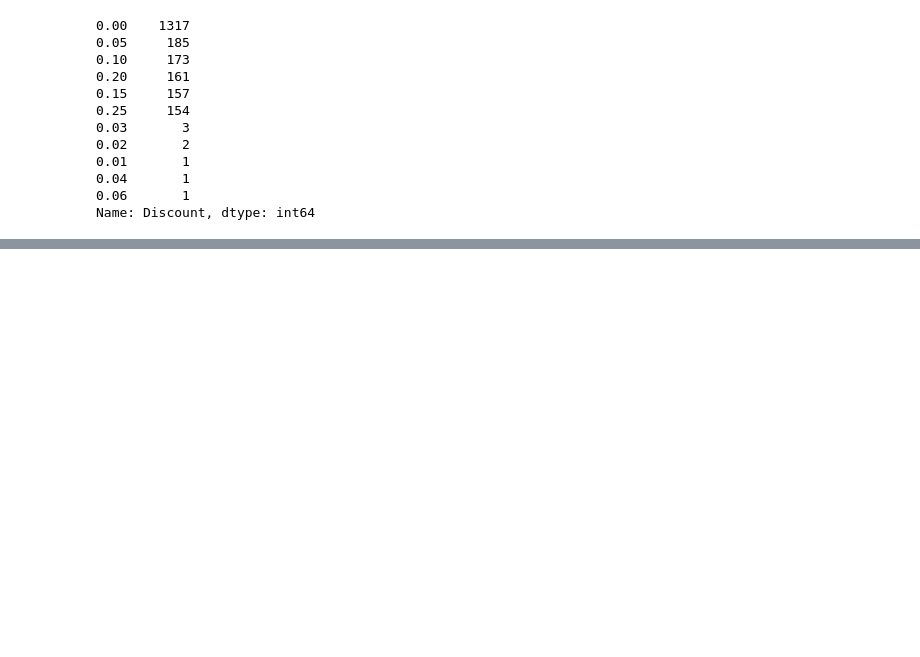
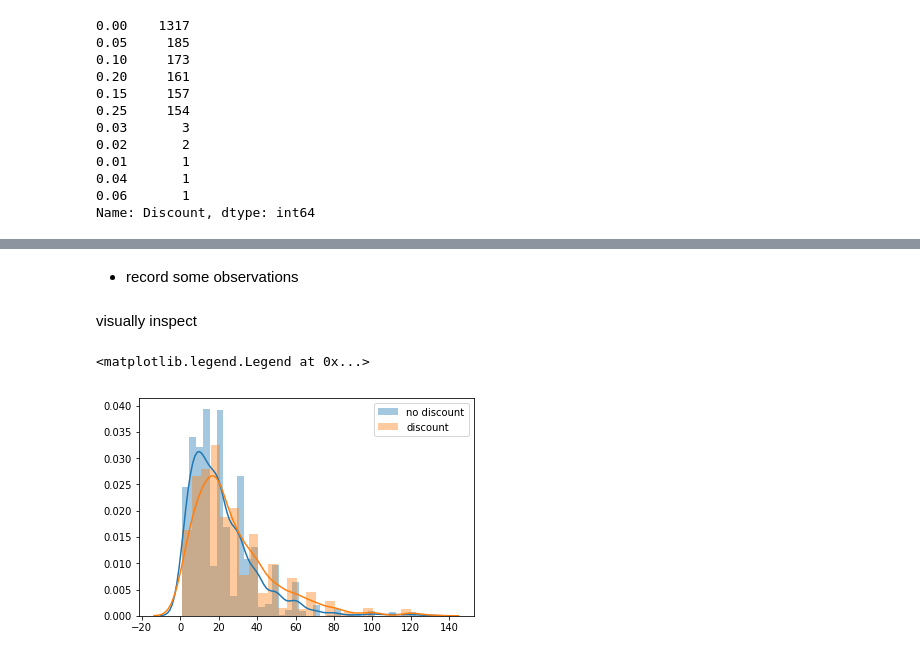
Before and after one commit to rab175/dsc-mod-3-project-online-ds-pt-071519, a Jupyter notebook: Mod3_Project.ipynb, the cells around one changed output, grey strips where cells are left out. Cells and saved outputs as stored; diff of their text form; code cells hidden in the pictures; blank space fills up the shorter version.

```diff
--- a/Mod3_Project.ipynb
+++ b/Mod3_Project.ipynb
@@ -38,0 +17,2 @@ df.describe()
+# %%
+df = get_table(table='OrderDetail')
@@ -151,0 +120,3 @@ memory usage: 101.1+ KB
+# %%
+no_d = np.array(df[df['Discount'] == 0.0]['Quantity'])
+d = np.array(df[df['Discount'] != 0.0]['Quantity'])
@@ -151,0 +129,11 @@ memory usage: 101.1+ KB
+# %% [markdown]
+* record some observations
+# %% [markdown]
+visually inspect
+# %%
+sns.distplot(no_d, label='no discount')
+sns.distplot(d, label='discount')
+plt.legend()
+# %% [output]
+<matplotlib.legend.Legend at 0x...>
+[figure, added]
```
Also changed, not shown: parts of 52 cells of this notebook.
